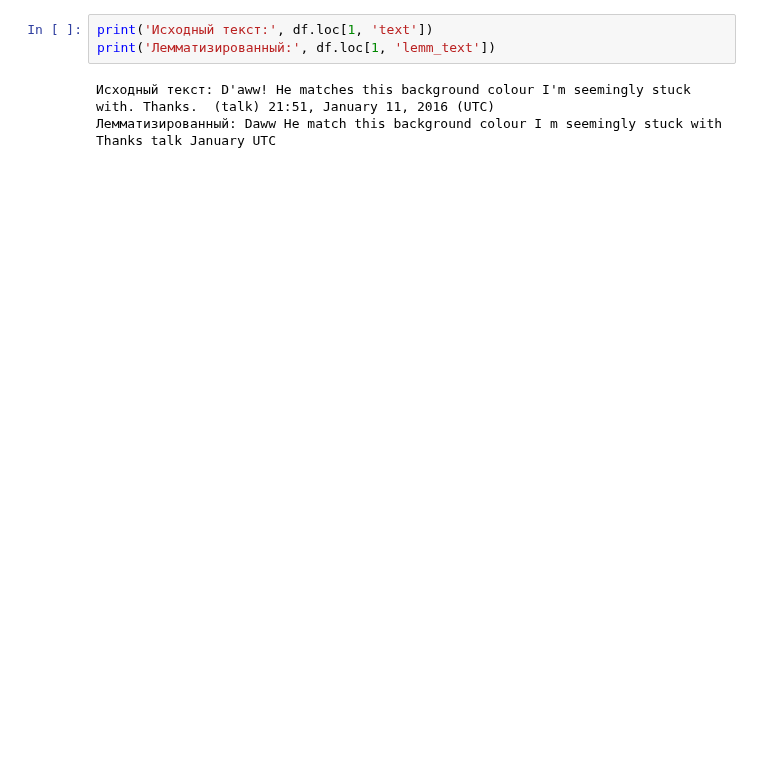
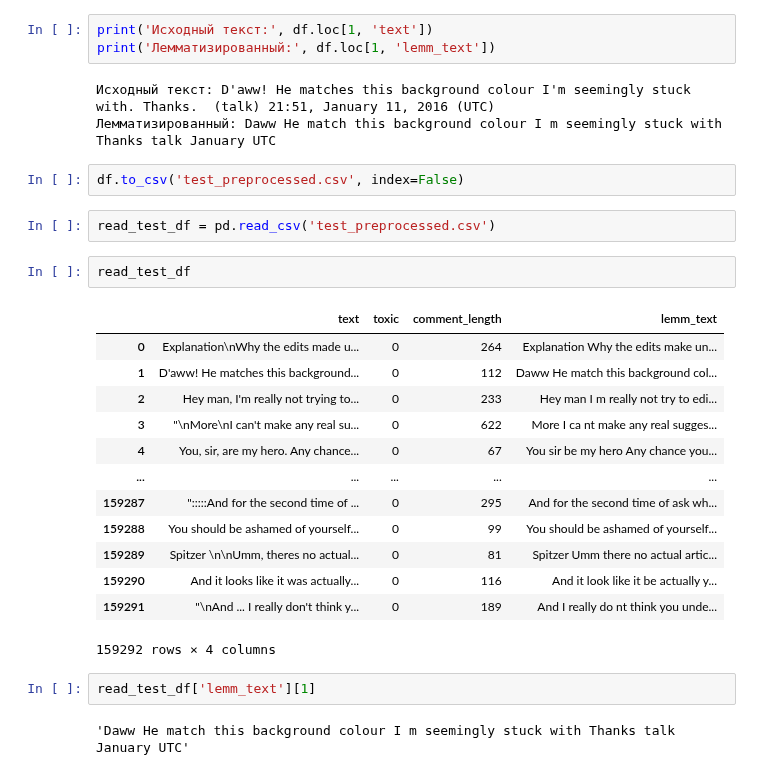
Before and after one commit to samurai921/task_sklearn, a Jupyter notebook: task_3/task_3.ipynb, the cells around one changed output. Saved outputs shown, nothing was run; the diff lists cells and outputs as text; blank space fills up the shorter version.

```diff
--- a/task_3/task_3.ipynb
+++ b/task_3/task_3.ipynb
@@ -310,3 +305,27 @@ print('Лемматизированный:', df.loc[1, 'lemm_text'])
 # %% [output]
 Исходный текст: D'aww! He matches this background colour I'm seemingly stuck with. Thanks.  (talk) 21:51, January 11, 2016 (UTC)
 Лемматизированный: Daww He match this background colour I m seemingly stuck with Thanks talk January UTC
+# %%
+df.to_csv('test_preprocessed.csv', index=False)
+# %%
+read_test_df = pd.read_csv('test_preprocessed.csv')
+# %%
+read_test_df
+# %% [output]
+|  | text | toxic | comment_length | lemm_text |
+| 0 | Explanation\nWhy the edits made u... | 0 | 264 | Explanation Why the edits make un... |
+| 1 | D'aww! He matches this background... | 0 | 112 | Daww He match this background col... |
+| 2 | Hey man, I'm really not trying to... | 0 | 233 | Hey man I m really not try to edi... |
+| 3 | "\nMore\nI can't make any real su... | 0 | 622 | More I ca nt make any real sugges... |
+| 4 | You, sir, are my hero. Any chance... | 0 | 67 | You sir be my hero Any chance you... |
+| ... | ... | ... | ... | ... |
+| 159287 | ":::::And for the second time of ... | 0 | 295 | And for the second time of ask wh... |
+| 159288 | You should be ashamed of yourself... | 0 | 99 | You should be ashamed of yourself... |
+| 159289 | Spitzer \n\nUmm, theres no actual... | 0 | 81 | Spitzer Umm there no actual artic... |
+| 159290 | And it looks like it was actually... | 0 | 116 | And it look like it be actually y... |
+| 159291 | "\nAnd ... I really don't think y... | 0 | 189 | And I really do nt think you unde... |
+159292 rows × 4 columns
+# %%
+read_test_df['lemm_text'][1]
+# %% [output]
+'Daww He match this background colour I m seemingly stuck with Thanks talk January UTC'
```
Also changed, not shown: parts of 8 cells of this notebook.
